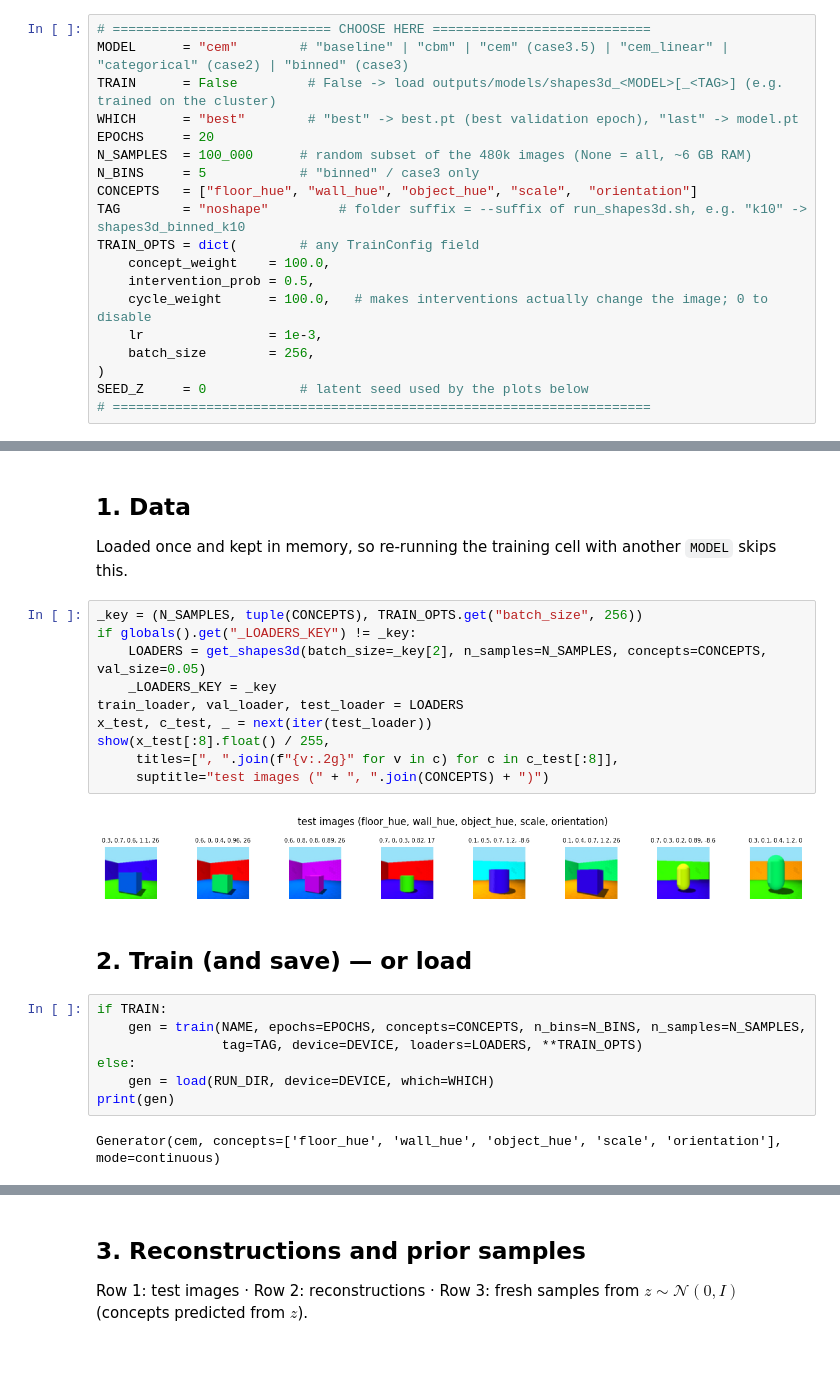
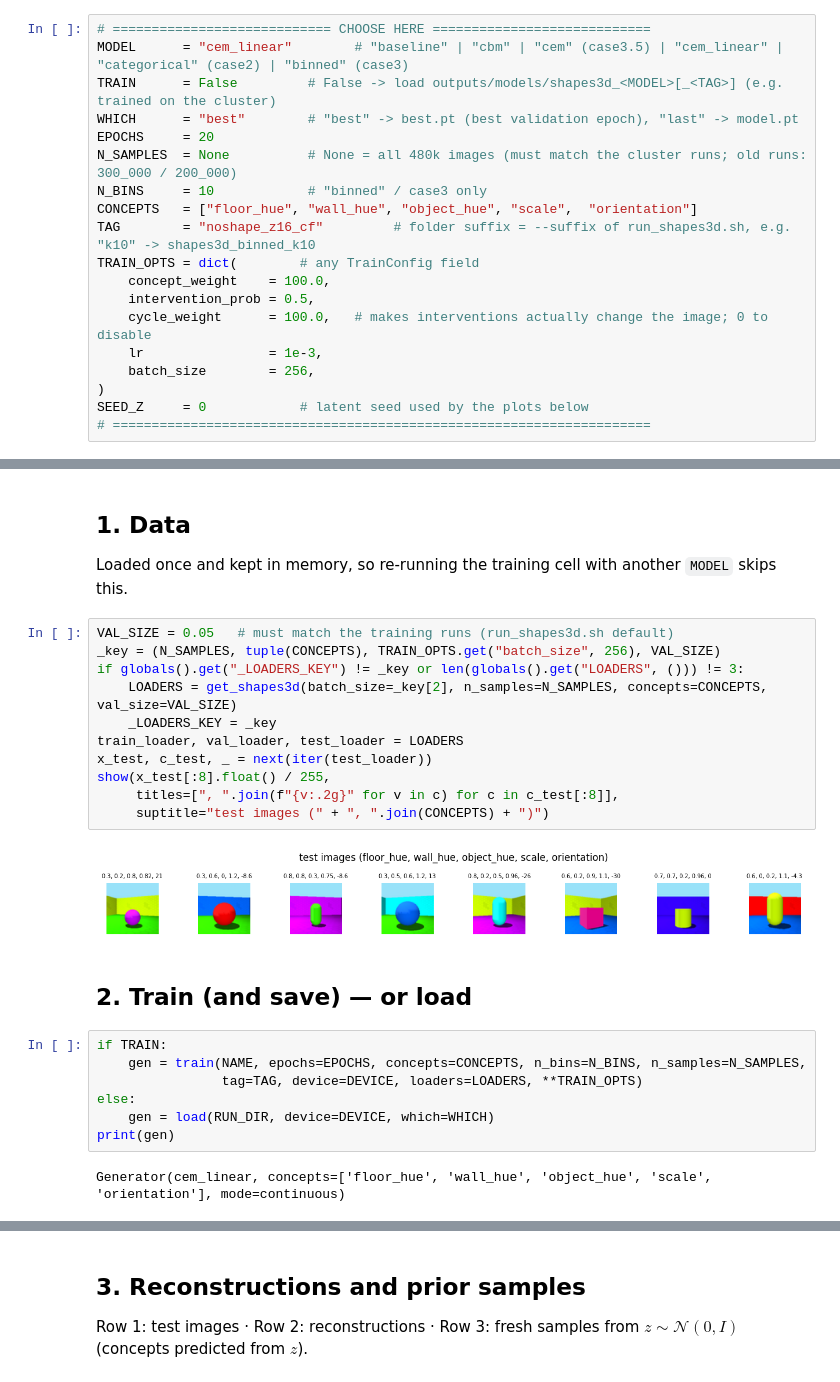
Before and after one commit to yassine2331/CBMC, a Jupyter notebook: notebooks/shapes3d_generation.ipynb, the cells around one changed output, grey strips where cells are left out. Drawn from its saved outputs; the diff is of its cells as text.

```diff
--- a/notebooks/shapes3d_generation.ipynb
+++ b/notebooks/shapes3d_generation.ipynb
@@ -18,14 +18,14 @@ Same code from the terminal: `python scripts/train_shapes3d_gen.py --model case3
 On the cluster: `sbatch run_shapes3d.sh` (all cases), then `rsync -av <user>@<cluster>:<repo>/outputs/models/shapes3d_* outputs/models/` and run this notebook with `TRAIN = False`.
 # %%
 # ============================ CHOOSE HERE ============================
-MODEL      = "cem"        # "baseline" | "cbm" | "cem" (case3.5) | "cem_linear" | "categorical" (case2) | "binned" (case3)
+MODEL      = "cem_linear"        # "baseline" | "cbm" | "cem" (case3.5) | "cem_linear" | "categorical" (case2) | "binned" (case3)
 TRAIN      = False         # False -> load outputs/models/shapes3d_<MODEL>[_<TAG>] (e.g. trained on the cluster)
 WHICH      = "best"        # "best" -> best.pt (best validation epoch), "last" -> model.pt
 EPOCHS     = 20
-N_SAMPLES  = 100_000      # random subset of the 480k images (None = all, ~6 GB RAM)
-N_BINS     = 5            # "binned" / case3 only
+N_SAMPLES  = None          # None = all 480k images (must match the cluster runs; old runs: 300_000 / 200_000)
+N_BINS     = 10            # "binned" / case3 only
 CONCEPTS   = ["floor_hue", "wall_hue", "object_hue", "scale",  "orientation"]
-TAG        = "noshape"         # folder suffix = --suffix of run_shapes3d.sh, e.g. "k10" -> shapes3d_binned_k10
+TAG        = "noshape_z16_cf"         # folder suffix = --suffix of run_shapes3d.sh, e.g. "k10" -> shapes3d_binned_k10
 TRAIN_OPTS = dict(        # any TrainConfig field
     concept_weight    = 100.0,
     intervention_prob = 0.5,
@@ -76,17 +76,18 @@ model=cem  device=mps  run_dir=outputs/models/shapes3d_cem_noshape
 ## 1. Data
 Loaded once and kept in memory, so re-running the training cell with another `MODEL` skips this.
 # %%
-_key = (N_SAMPLES, tuple(CONCEPTS), TRAIN_OPTS.get("batch_size", 256))
-if globals().get("_LOADERS_KEY") != _key:
-    LOADERS = get_shapes3d(batch_size=_key[2], n_samples=N_SAMPLES, concepts=CONCEPTS, val_size=0.05)
+VAL_SIZE = 0.05   # must match the training runs (run_shapes3d.sh default)
+_key = (N_SAMPLES, tuple(CONCEPTS), TRAIN_OPTS.get("batch_size", 256), VAL_SIZE)
+if globals().get("_LOADERS_KEY") != _key or len(globals().get("LOADERS", ())) != 3:
+    LOADERS = get_shapes3d(batch_size=_key[2], n_samples=N_SAMPLES, concepts=CONCEPTS, val_size=VAL_SIZE)
     _LOADERS_KEY = _key
 train_loader, val_loader, test_loader = LOADERS
 x_test, c_test, _ = next(iter(test_loader))
 show(x_test[:8].float() / 255,
      titles=[", ".join(f"{v:.2g}" for v in c) for c in c_test[:8]],
      suptitle="test images (" + ", ".join(CONCEPTS) + ")")
 # %% [output]
-[figure, old version]
+[figure, new version]
 # %% [markdown]
 ## 2. Train (and save) — or load
 # %%
@@ -97,7 +98,7 @@ else:
     gen = load(RUN_DIR, device=DEVICE, which=WHICH)
 print(gen)
 # %% [output]
-Generator(cem, concepts=['floor_hue', 'wall_hue', 'object_hue', 'scale', 'orientation'], mode=continuous)
+Generator(cem_linear, concepts=['floor_hue', 'wall_hue', 'object_hue', 'scale', 'orientation'], mode=continuous)
 # %%
 m = pd.read_csv(RUN_DIR / "metrics.csv")
 cols = [c for c in ["recon", "test_recon", "kl", "concept_loss", "cycle_loss",
```
Also changed, not shown: parts of 9 cells of this notebook, 25 other files.
